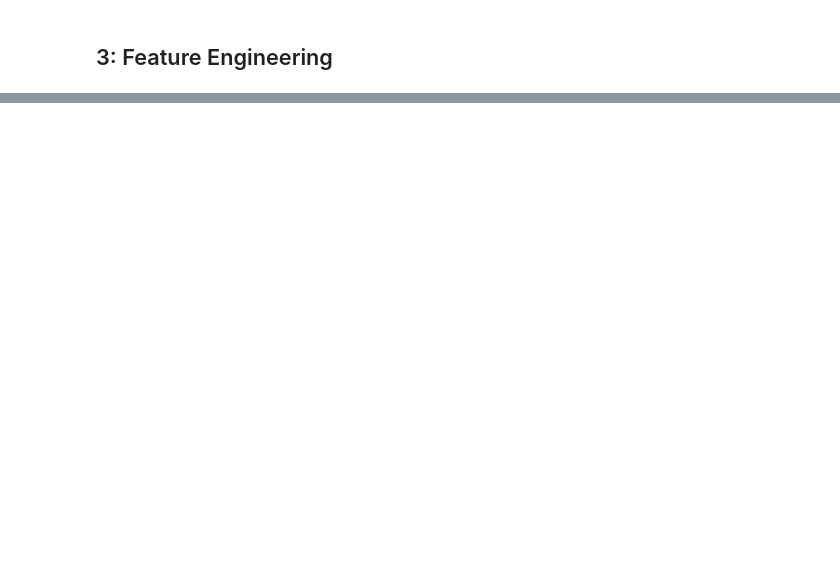
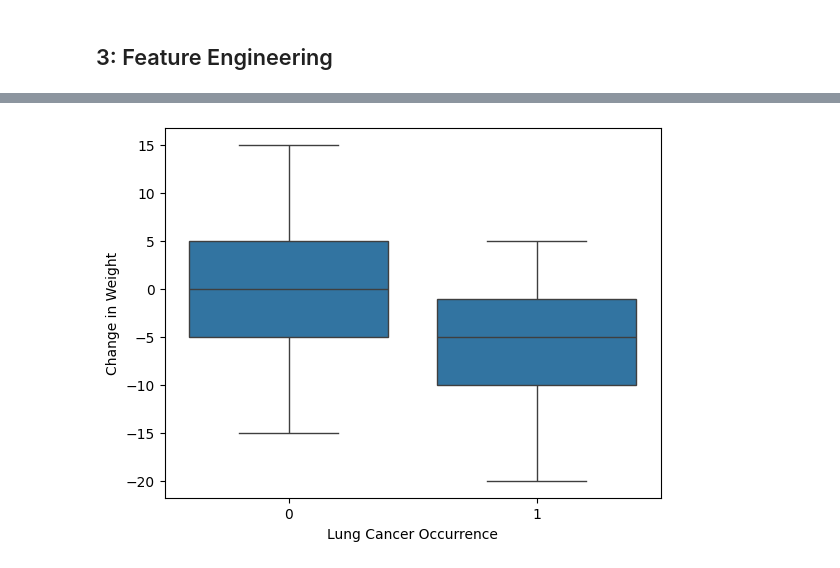
Before and after one commit to Allan-Poto/MLP_Project, a Jupyter notebook: eda.ipynb, the cells around one changed output, grey strips where cells are left out. Saved outputs shown, nothing was run; the diff lists cells and outputs as text; code cells hidden in the pictures; blank space fills up the shorter version.

```diff
--- a/eda.ipynb
+++ b/eda.ipynb
@@ -592,2 +593,3 @@ From the investigation above, it is observed quite a number of the patients are
 # %%
 MASTER_DF[COLS_WITH_MISSING_DATA].isnull().mean().sort_values(ascending=False)
+IMPUTED_DF = deepcopy(MASTER_DF)
@@ -658,6 +661,6 @@ Medium     292
 Low        278
 Name: count, dtype: int64
 # %%
-for row_num in MASTER_DF[MASTER_DF["Air Pollution Exposure"].isnull()].index:
-	MASTER_DF.at[row_num, 'Air Pollution Exposure'] = "High"
-	print(MASTER_DF.iloc[row_num])
+for row_num in IMPUTED_DF[IMPUTED_DF["Air Pollution Exposure"].isnull()].index:
+	IMPUTED_DF.at[row_num, 'Air Pollution Exposure'] = "High"
+	print(IMPUTED_DF.iloc[row_num])
@@ -692,19 +713,19 @@ The data supports the assumptions made for "Taken Bronchodilators" == "No" => "C
 
 The reverse relationship is likely to be True. So I will proceed to impute "Taken Bronchodilators" as well using this methodology.
 # %%
-for row_num in MASTER_DF[MASTER_DF["COPD History"].isnull()].index:
-	if MASTER_DF.at[row_num, 'Taken Bronchodilators'] == "Yes":
-		MASTER_DF.at[row_num, 'COPD History'] = "Yes"
-	elif MASTER_DF.at[row_num, 'Taken Bronchodilators'] == "No":
-		MASTER_DF.at[row_num, 'COPD History'] = "No"
+for row_num in IMPUTED_DF[IMPUTED_DF["COPD History"].isnull()].index:
+	if IMPUTED_DF.at[row_num, 'Taken Bronchodilators'] == "Yes":
+		IMPUTED_DF.at[row_num, 'COPD History'] = "Yes"
+	elif IMPUTED_DF.at[row_num, 'Taken Bronchodilators'] == "No":
+		IMPUTED_DF.at[row_num, 'COPD History'] = "No"
 	else:
 		continue
 
-for row_num in MASTER_DF[MASTER_DF["Taken Bronchodilators"].isnull()].index:
-	if MASTER_DF.at[row_num, 'COPD History'] == "Yes":
-		MASTER_DF.at[row_num, 'Taken Bronchodilators'] = "Yes"
-	elif MASTER_DF.at[row_num, 'COPD History'] == "No":
-		MASTER_DF.at[row_num, 'Taken Bronchodilators'] = "No"
+for row_num in IMPUTED_DF[IMPUTED_DF["Taken Bronchodilators"].isnull()].index:
+	if IMPUTED_DF.at[row_num, 'COPD History'] == "Yes":
+		IMPUTED_DF.at[row_num, 'Taken Bronchodilators'] = "Yes"
+	elif IMPUTED_DF.at[row_num, 'COPD History'] == "No":
+		IMPUTED_DF.at[row_num, 'Taken Bronchodilators'] = "No"
 	else:
 		continue
 # %%
@@ -744,5 +765,5 @@ Since there is not really a way to impute appropriately the values for the remai
 # %%
-for row_num in MASTER_DF[MASTER_DF["Taken Bronchodilators"].isnull()].index:
-	MASTER_DF.at[row_num, 'COPD History'] = "Unknown"
-	MASTER_DF.at[row_num, 'Taken Bronchodilators'] = "Unknown"
+for row_num in IMPUTED_DF[IMPUTED_DF["Taken Bronchodilators"].isnull()].index:
+	IMPUTED_DF.at[row_num, 'COPD History'] = "Unknown"
+	IMPUTED_DF.at[row_num, 'Taken Bronchodilators'] = "Unknown"
 # %%
@@ -755,0 +818,7 @@ TODO: Investigate Start/Stop Smoking, Previous/Current Weight
+# %%
+ENGINEERED_IMPUTED_DF = deepcopy(IMPUTED_DF)
+ENGINEERED_IMPUTED_DF["Change in Weight"] = ENGINEERED_IMPUTED_DF["Current Weight"] - ENGINEERED_IMPUTED_DF["Last Weight"]
+sns.boxplot(data=ENGINEERED_IMPUTED_DF, x='Lung Cancer Occurrence', y='Change in Weight')
+plt.show()
+# %% [output]
+[figure, added]
```
Also changed, not shown: parts of 51 cells of this notebook.
